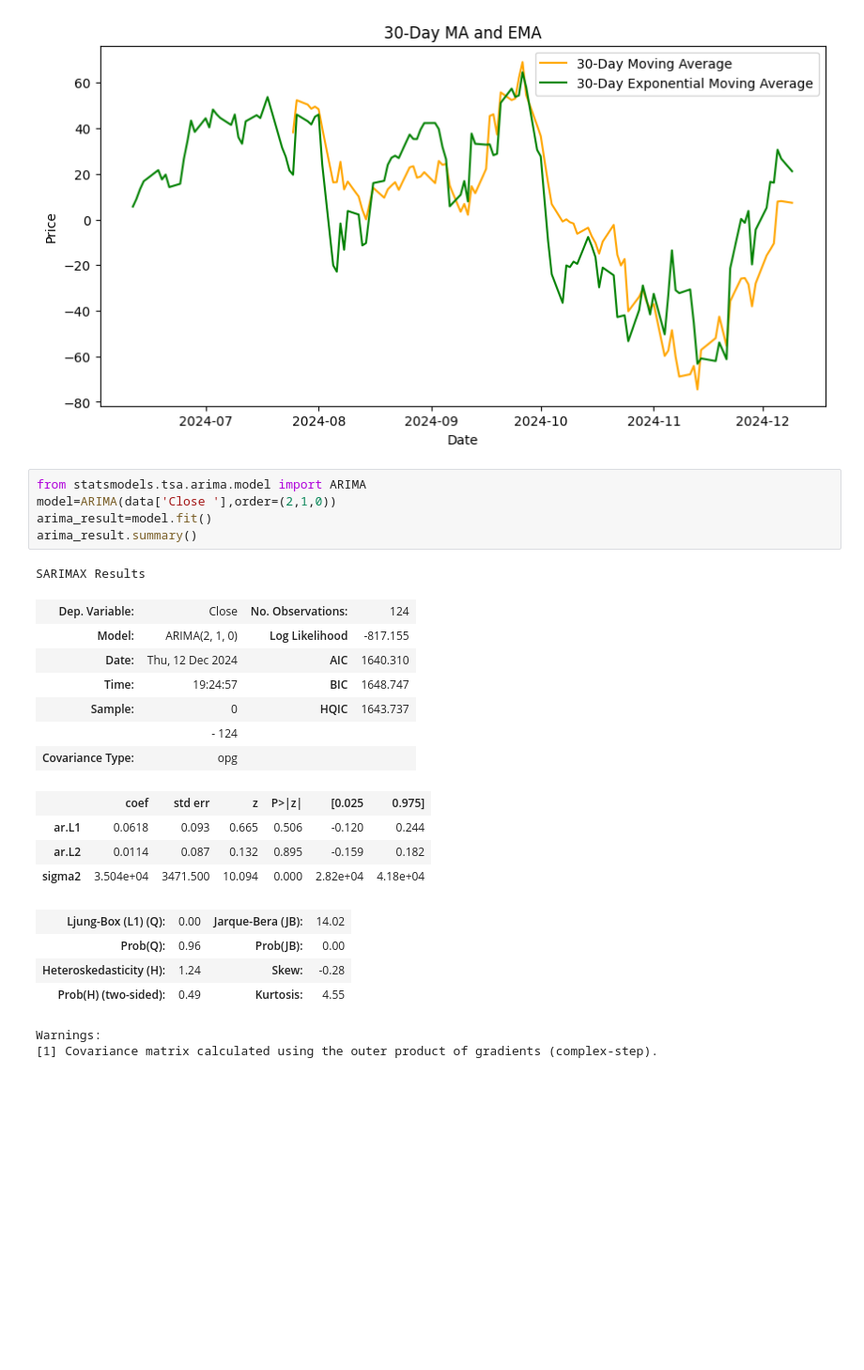
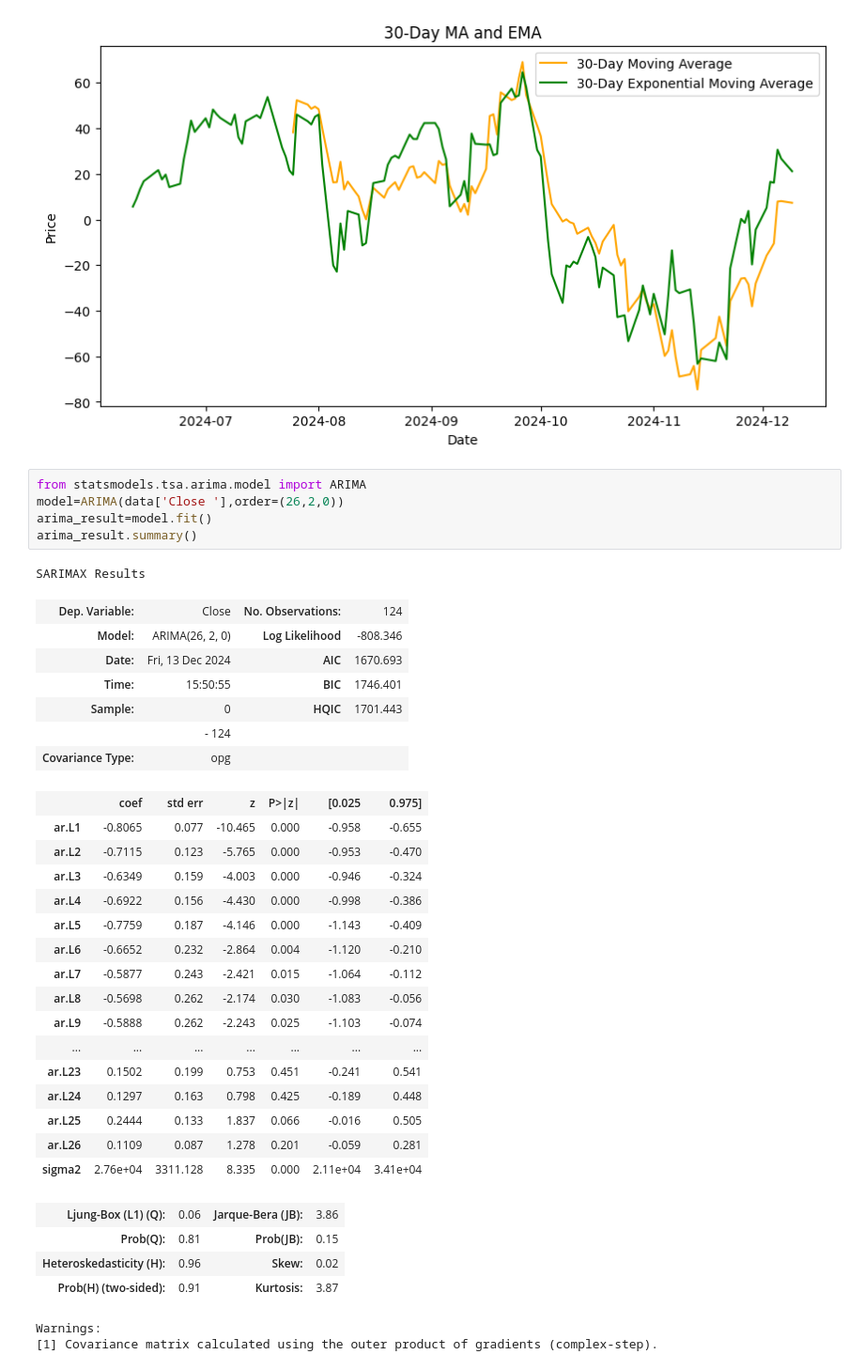
Before and after one commit to Shahu-22/Python, a Jupyter notebook: Arima/Arima_nse_exp.ipynb, the cells around one changed output. Shown at 94% size. Saved outputs shown, nothing was run; the diff lists cells and outputs as text; blank space fills up the shorter version.

```diff
--- a/Arima/Arima_nse_exp.ipynb
+++ b/Arima/Arima_nse_exp.ipynb
@@ -120,26 +120,38 @@ plt.show()
 [figure]
 # %%
 from statsmodels.tsa.arima.model import ARIMA
-model=ARIMA(data['Close '],order=(2,1,0))
+model=ARIMA(data['Close '],order=(26,2,0))
 arima_result=model.fit()
 arima_result.summary()
 # %% [output]
 SARIMAX Results
 | Dep. Variable: | Close | No. Observations: | 124 |
-| Model: | ARIMA(2, 1, 0) | Log Likelihood | -817.155 |
-| Date: | Thu, 12 Dec 2024 | AIC | 1640.310 |
-| Time: | 19:24:57 | BIC | 1648.747 |
-| Sample: | 0 | HQIC | 1643.737 |
+| Model: | ARIMA(26, 2, 0) | Log Likelihood | -808.346 |
+| Date: | Fri, 13 Dec 2024 | AIC | 1670.693 |
+| Time: | 15:50:55 | BIC | 1746.401 |
+| Sample: | 0 | HQIC | 1701.443 |
 |  | - 124 |  |  |
 | Covariance Type: | opg |  |  |
 |  | coef | std err | z | P>|z| | [0.025 | 0.975] |
-| ar.L1 | 0.0618 | 0.093 | 0.665 | 0.506 | -0.120 | 0.244 |
-| ar.L2 | 0.0114 | 0.087 | 0.132 | 0.895 | -0.159 | 0.182 |
-| sigma2 | 3.504e+04 | 3471.500 | 10.094 | 0.000 | 2.82e+04 | 4.18e+04 |
+| ar.L1 | -0.8065 | 0.077 | -10.465 | 0.000 | -0.958 | -0.655 |
+| ar.L2 | -0.7115 | 0.123 | -5.765 | 0.000 | -0.953 | -0.470 |
+| ar.L3 | -0.6349 | 0.159 | -4.003 | 0.000 | -0.946 | -0.324 |
+| ar.L4 | -0.6922 | 0.156 | -4.430 | 0.000 | -0.998 | -0.386 |
+| ar.L5 | -0.7759 | 0.187 | -4.146 | 0.000 | -1.143 | -0.409 |
+| ar.L6 | -0.6652 | 0.232 | -2.864 | 0.004 | -1.120 | -0.210 |
+| ar.L7 | -0.5877 | 0.243 | -2.421 | 0.015 | -1.064 | -0.112 |
+| ar.L8 | -0.5698 | 0.262 | -2.174 | 0.030 | -1.083 | -0.056 |
+| ar.L9 | -0.5888 | 0.262 | -2.243 | 0.025 | -1.103 | -0.074 |
+| ... | ... | ... | ... | ... | ... | ... |
+| ar.L23 | 0.1502 | 0.199 | 0.753 | 0.451 | -0.241 | 0.541 |
+| ar.L24 | 0.1297 | 0.163 | 0.798 | 0.425 | -0.189 | 0.448 |
+| ar.L25 | 0.2444 | 0.133 | 1.837 | 0.066 | -0.016 | 0.505 |
+| ar.L26 | 0.1109 | 0.087 | 1.278 | 0.201 | -0.059 | 0.281 |
+| sigma2 | 2.76e+04 | 3311.128 | 8.335 | 0.000 | 2.11e+04 | 3.41e+04 |
-| Ljung-Box (L1) (Q): | 0.00 | Jarque-Bera (JB): | 14.02 |
-| Prob(Q): | 0.96 | Prob(JB): | 0.00 |
-| Heteroskedasticity (H): | 1.24 | Skew: | -0.28 |
-| Prob(H) (two-sided): | 0.49 | Kurtosis: | 4.55 |
+| Ljung-Box (L1) (Q): | 0.06 | Jarque-Bera (JB): | 3.86 |
+| Prob(Q): | 0.81 | Prob(JB): | 0.15 |
+| Heteroskedasticity (H): | 0.96 | Skew: | 0.02 |
+| Prob(H) (two-sided): | 0.91 | Kurtosis: | 3.87 |
 Warnings:
 [1] Covariance matrix calculated using the outer product of gradients (complex-step).
 # %%
```
Also changed, not shown: parts of 5 cells of this notebook, 1 other file.
